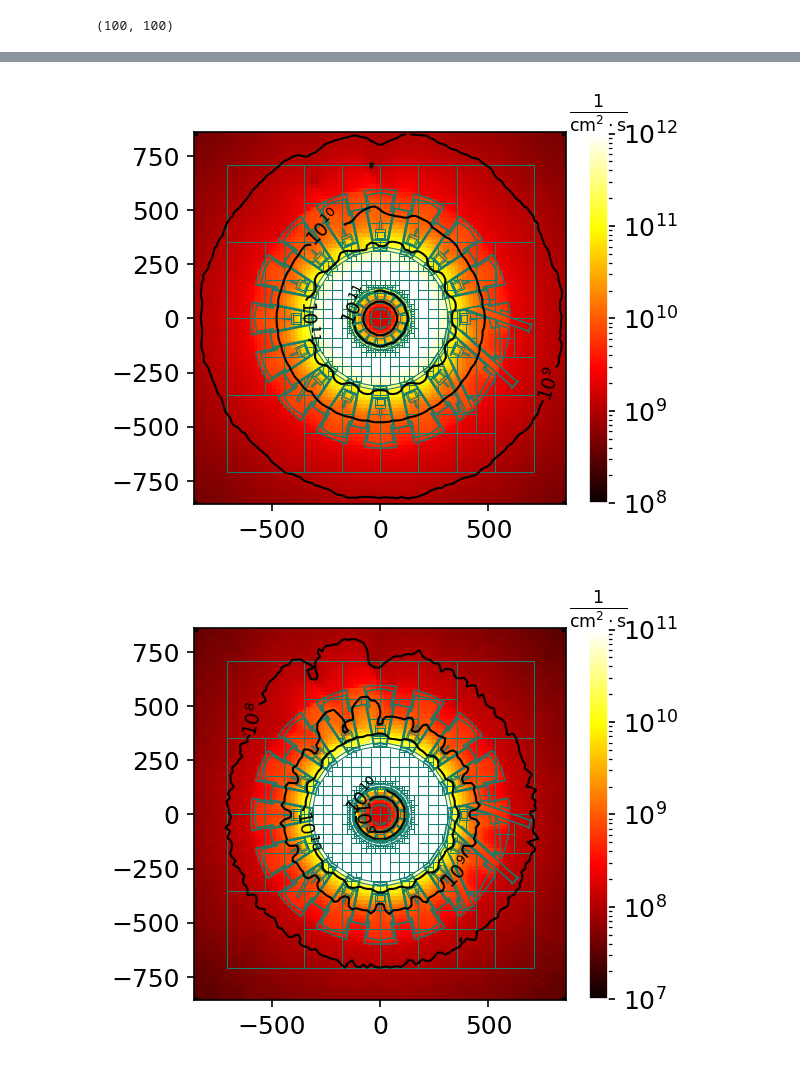
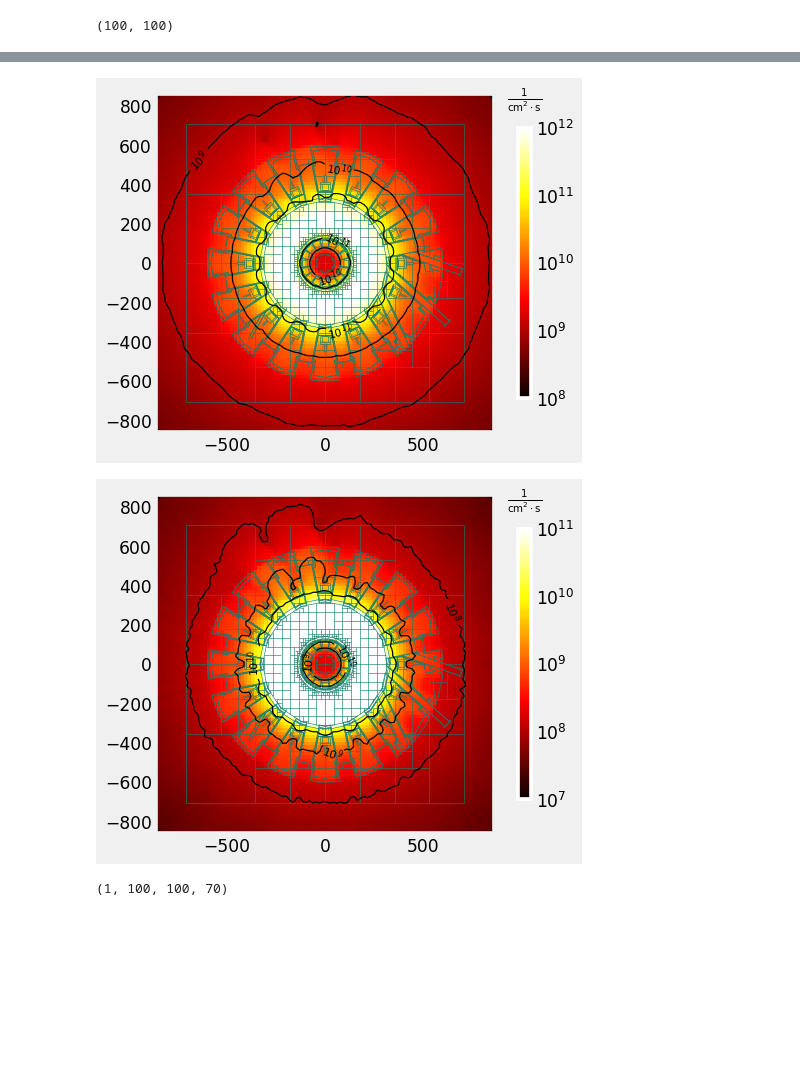
Before and after one commit to MC-kit/mckit-meshes, a Jupyter notebook: notebooks/plotting/25-11-13-dvp-plot-meshes-on-ps.ipynb, the cells around one changed output, grey strips where cells are left out. Drawn from its saved outputs; the diff is of its cells as text; code cells hidden in the pictures; blank space fills up the shorter version.

```diff
--- a/notebooks/plotting/25-11-13-dvp-plot-meshes-on-ps.ipynb
+++ b/notebooks/plotting/25-11-13-dvp-plot-meshes-on-ps.ipynb
@@ -90,7 +135,7 @@ len(pages)
 # %% [markdown]
 ## neutron total flux
 # %%
-NPZ_DIR = PROTOTYPE_DIR / "results/heat-3/npz/heat-3-5.7e09"
+NPZ_DIR = PROTOTYPE_DIR / "results/heat-3/npz/heat-3-1.4e10"
 assert NPZ_DIR.is_dir()
 # %%
 neutron_flux_mesh = FMesh.load_npz(NPZ_DIR / "1214.npz")
@@ -163,7 +190,7 @@ def plot_2d_distribution(x, y, data, fig, ax,
         # transform=transform,
     )
     color_bar = fig.colorbar(pcm, ax=ax, shrink=0.8)
-    color_bar.ax.set_title(color_bar_title, fontsize=12)
+    color_bar.ax.set_title(color_bar_title, pad=20, fontsize=12)
     tick_formatter = BriefTicksAroundOneTicker()
     color_bar.ax.yaxis.set_major_formatter(tick_formatter)
     color_bar.outline.set_edgecolor("white")
@@ -194,31 +221,31 @@ def plot_2d_distribution(x, y, data, fig, ax,
         )
 # %%
 p = pages["pz=50"]
-fig = plt.figure(dpi=150)
+fig = plt.figure()
 axes = fig.add_subplot(111)
 axes.set_aspect("equal")
 axes.set_xlim(x[0], x[-1])
 axes.set_ylim(y[0], y[-1])
 plot_ps_page(axes, p)
 plot_2d_distribution(x, y, data, fig, axes, levels = np.pow(10, np.array([8,9,10,11])))
-plt.savefig((NPZ_DIR / "total-neutron-flux-pz=50").with_suffix(".png"), dpi=1200)
+plt.savefig((NPZ_DIR / "total-neutron-flux-pz=50").with_suffix(".png"), dpi=PUBLICATION_DPI, bbox_inches="tight", transparent=True, metadata={"Title": "Total neutron flux at PZ=50"})
 plt.show()
 # %% [output]
-[figure, old version]
+[figure, new version]
 # %%
 photon_flux_mesh = FMesh.load_npz(NPZ_DIR / "1304.npz")
 # %%
 photon_data = photon_flux_mesh.totals[:,:, eq_mid_height_idx - 1]
 # %%
 p = pages["pz=50"]
-fig = plt.figure(dpi=150)
+fig = plt.figure()
 axes = fig.add_subplot(111)
 axes.set_aspect("equal")
 axes.set_xlim(x[0], x[-1])
 axes.set_ylim(y[0], y[-1])
 plot_ps_page(axes, p)
 plot_2d_distribution(x, y, photon_data, fig, axes, levels = np.pow(10, np.array([7, 8, 9, 10])))
-plt.savefig((NPZ_DIR / "total-photon-flux-pz=50").with_suffix(".png"), dpi=1200, bbox_inches="tight", transparent=True, metadata={"Title": "Total photon flux at PZ=50"})
+plt.savefig((NPZ_DIR / "total-photon-flux-pz=50").with_suffix(".png"), dpi=PUBLICATION_DPI, bbox_inches="tight", transparent=True, metadata={"Title": "Total photon flux at PZ=50"})
 plt.show()
 # %% [output]
-[figure, old version]
+[figure, new version]
@@ -224,0 +254,4 @@ plt.show()
+# %%
+neutron_dose_mesh.data.shape
+# %% [output]
+(1, 100, 100, 70)
```
Also changed, not shown: parts of 11 cells of this notebook, 1 other file.
